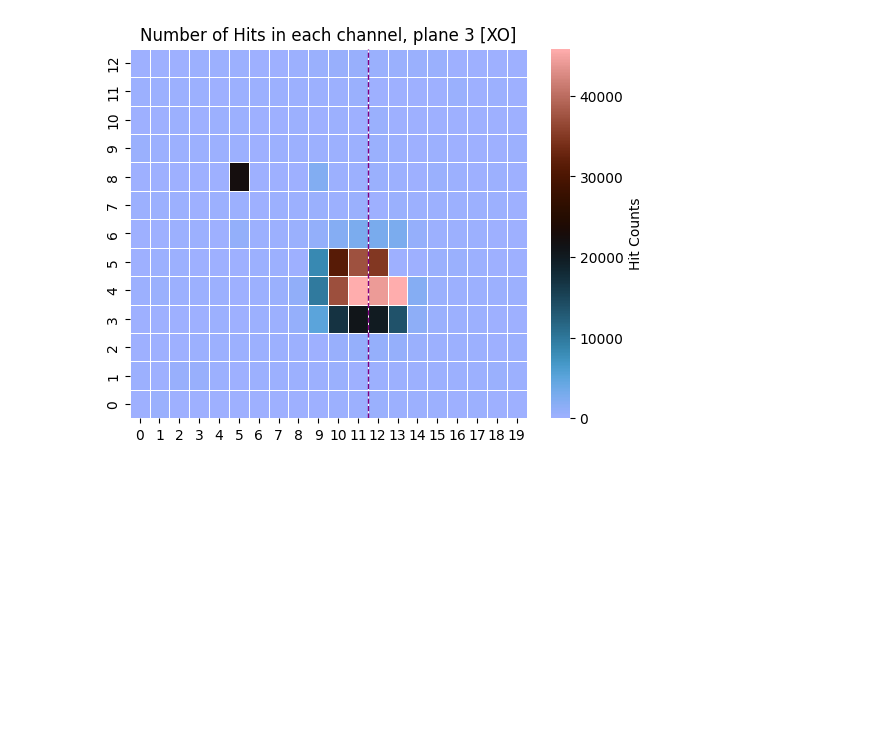
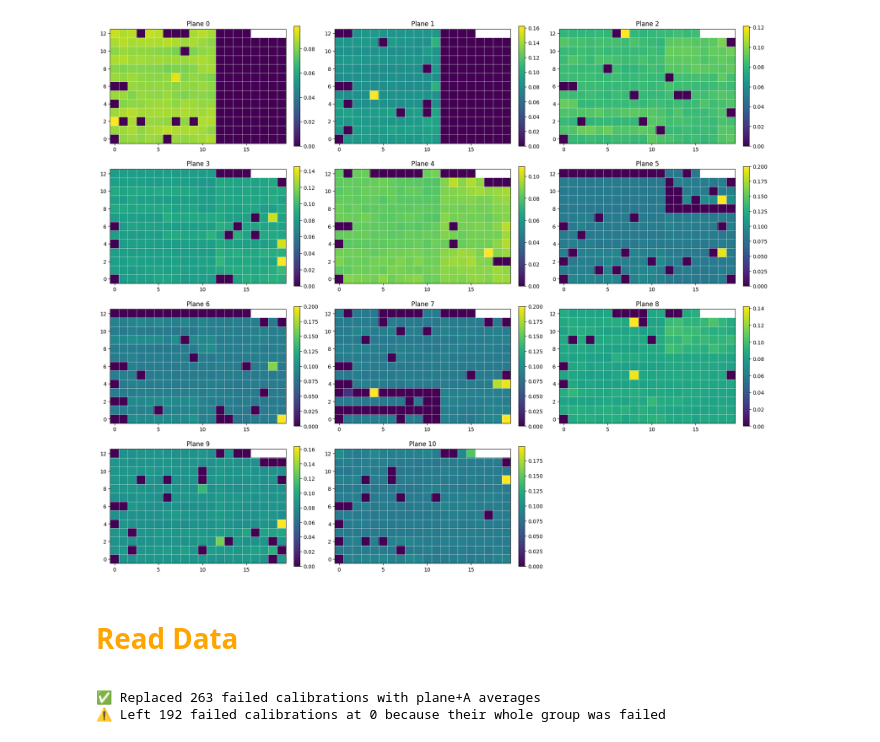
Before and after one commit to Ben-David-Ben/F-Cal-TB-Project, a Jupyter notebook: TB2025_Gap.ipynb, the cells around one changed output. Drawn from its saved outputs; the diff is of its cells as text; code cells hidden in the pictures; blank space fills up the shorter version.

```diff
--- a/TB2025_Gap.ipynb
+++ b/TB2025_Gap.ipynb
@@ -20,0 +23,21 @@ Functions
+# %%
+"Calibrations"
+def get_calibration_factors(path_to_calibration_file):
+    """Returns a 2D NumPy array serving as a lookup table for factors"""
+    cal_data = np.loadtxt(path_to_calibration_file)
+
+    # Extract columns
+    cal_ch = cal_data[:, 0].astype(int)
+    cal_plane = cal_data[:, 1].astype(int)
+    mpv = cal_data[:, 5]
+
+    # Calculate factors: 1/MPV if MPV > 0, else 0
+    # This prevents division by zero and sets unsuccessful cals to 0
+    cal_facs = np.divide(1.0, mpv, out=np.zeros_like(mpv), where=mpv != 0)
+
+    # Create a 2D lookup table: [plane][channel]
+    # max plane is 10 and max channel is 255
+    lookup_table = np.zeros((11, 256))
+    lookup_table[cal_plane, cal_ch] = cal_facs
+
+    return lookup_table
@@ -21,6 +303,28 @@ Functions
+# %%
+path_to_calibration_file = "CalibrationFactors.txt"
+lookup_table = get_calibration_factors(path_to_calibration_file)
+plot_calibration_heatmaps(lookup_table)
+# %% [output]
+[figure, added]
+# %% [markdown]
+<span style="font-family: Comic Sans MS; font-size:15px; color:orange">
+
+# Read Data
 # %%
-data_1491 = sf.get_ROOT_data_zip_Aligned(1491)
+# run number
+run_number = 1093
+
+data_scope = sf.get_ROOT_data_zip_Aligned(run_number)
+
+# Corrected pads, no calibration
+data_scope_corrected = ak.from_parquet(f"TB_FIRE/Pad_Corrected_Data/run_{run_number}_pad_corrected.parquet")
+
+# corrected pads, then calibrated with asic avg
+data_mip_avg_asic = convert_amp_to_MIP_asic_avg(data_scope_corrected, number_of_planes=8)
+
+# calibrated without asic average,
+# then corrected treating the calibration=0 as dead pads
+data_corrected_dead_mpv = 1
+# %% [output]
+✅ Replaced 263 failed calibrations with plane+A averages
+⚠️ Left 192 failed calibrations at 0 because their whole group was failed
-# %%
-rf.hits_amount_colormap_single_plane(data_1491.hits,3)
-# %% [output]
-[figure, removed]
```
Also changed, not shown: parts of 34 cells of this notebook, 26 other files.
